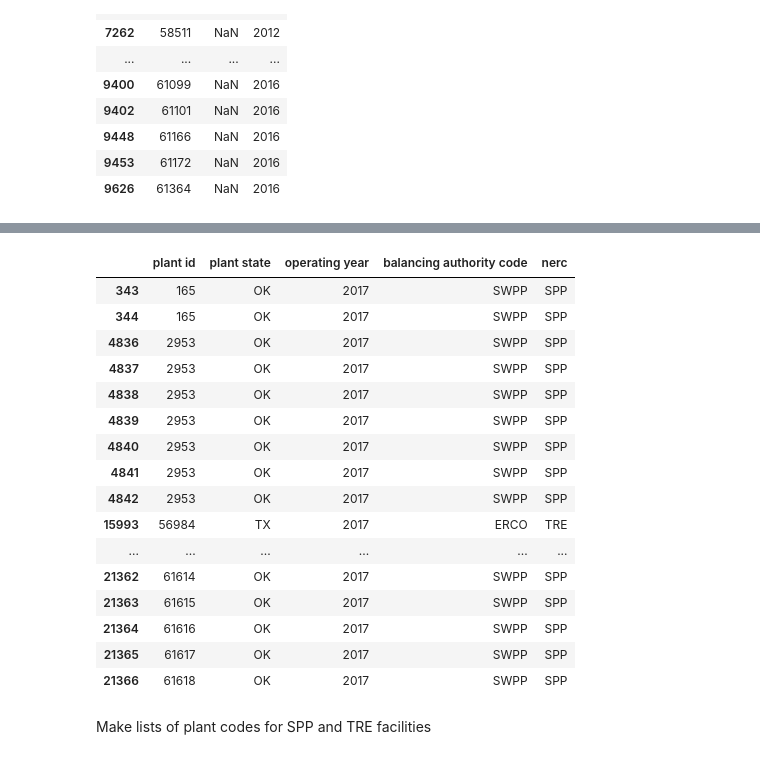
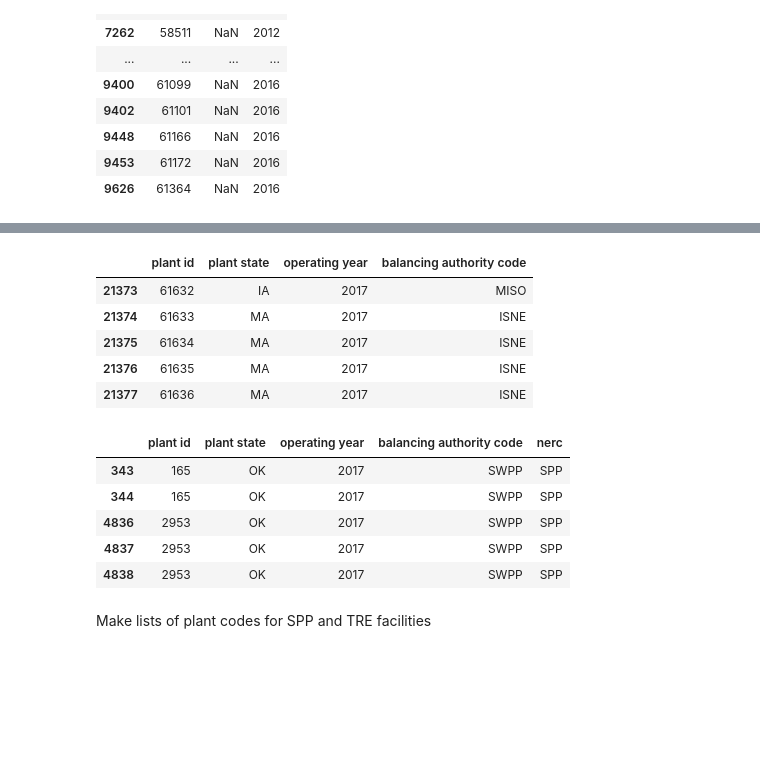
Before and after one commit to gschivley/carbon-index, a Jupyter notebook: Notebooks/Assign NERC region labels.ipynb, the cells around one changed output, grey strips where cells are left out. Drawn from its saved outputs; the diff is of its cells as text; code cells hidden in the pictures; blank space fills up the shorter version.

```diff
--- a/Notebooks/Assign NERC region labels.ipynb
+++ b/Notebooks/Assign NERC region labels.ipynb
@@ -19,6 +30,7 @@ data_path = join(cwd, '..', 'Data storage')
 This will be inserted into all filenames (reading and writing)
 # %%
 file_date = '2018-03-06'
+most_recent_860_year = 2016
 # %% [markdown]
 ## Load data
 This loads facility data that has been assembled from the EIA bulk data file, and EIA-860 excel files. The EIA-860 excel files need to be downloaded manually.
@@ -183,6 +201,3 @@ path = join(data_path, 'EIA downloads', 'december_generator2017.xlsx')
 m860 = pd.read_excel(path, sheet_name='Operating',skip_footer=1,
                      usecols='C,F,P,AE', skiprows=0)
 m860.columns = m860.columns.str.lower()
-# %%
-m860 = m860.loc[m860['operating year'] == 2017]
-m860.tail()
@@ -196,3 +204,17 @@ m860.tail()
+# %%
+# most_recent_860_year is defined at the top of this notebook
+# The goal here is to only look at plants that started operating after
+# the most recent annual data
+
+m860 = m860.loc[m860['operating year'] > most_recent_860_year]
+m860.tail()
+# %% [output]
+|  | plant id | plant state | operating year | balancing authority code |
+| 21373 | 61632 | IA | 2017 | MISO |
+| 21374 | 61633 | MA | 2017 | ISNE |
+| 21375 | 61634 | MA | 2017 | ISNE |
+| 21376 | 61635 | MA | 2017 | ISNE |
+| 21377 | 61636 | MA | 2017 | ISNE |
 # %%
 m860.loc[(m860['plant state'].isin(['TX', 'OK'])) &
          (m860['balancing authority code'] == 'SWPP'), 'nerc'] = 'SPP'
@@ -201,25 +223,14 @@ m860.loc[(m860['plant state'].isin(['TX'])) &
          (m860['balancing authority code'] == 'ERCO'), 'nerc'] = 'TRE'
 # %%
 m860.dropna(inplace=True)
-m860
+m860.head()
 # %% [output]
 |  | plant id | plant state | operating year | balancing authority code | nerc |
 | 343 | 165 | OK | 2017 | SWPP | SPP |
 | 344 | 165 | OK | 2017 | SWPP | SPP |
 | 4836 | 2953 | OK | 2017 | SWPP | SPP |
 | 4837 | 2953 | OK | 2017 | SWPP | SPP |
 | 4838 | 2953 | OK | 2017 | SWPP | SPP |
-| 4839 | 2953 | OK | 2017 | SWPP | SPP |
-| 4840 | 2953 | OK | 2017 | SWPP | SPP |
-| 4841 | 2953 | OK | 2017 | SWPP | SPP |
-| 4842 | 2953 | OK | 2017 | SWPP | SPP |
-| 15993 | 56984 | TX | 2017 | ERCO | TRE |
-| ... | ... | ... | ... | ... | ... |
-| 21362 | 61614 | OK | 2017 | SWPP | SPP |
-| 21363 | 61615 | OK | 2017 | SWPP | SPP |
-| 21364 | 61616 | OK | 2017 | SWPP | SPP |
-| 21365 | 61617 | OK | 2017 | SWPP | SPP |
-| 21366 | 61618 | OK | 2017 | SWPP | SPP |
 # %% [markdown]
 Make lists of plant codes for SPP and TRE facilities
 # %%
```
Also changed, not shown: parts of 15 cells of this notebook.
